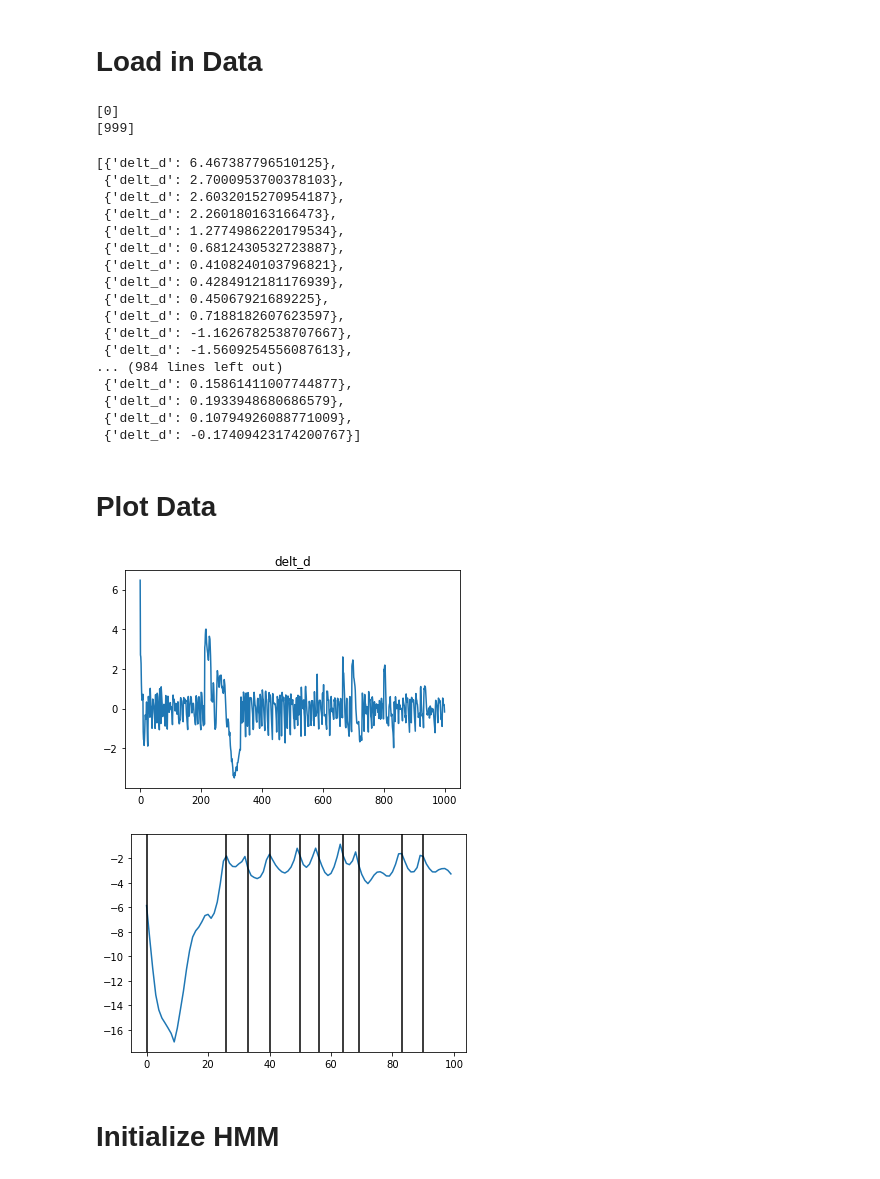
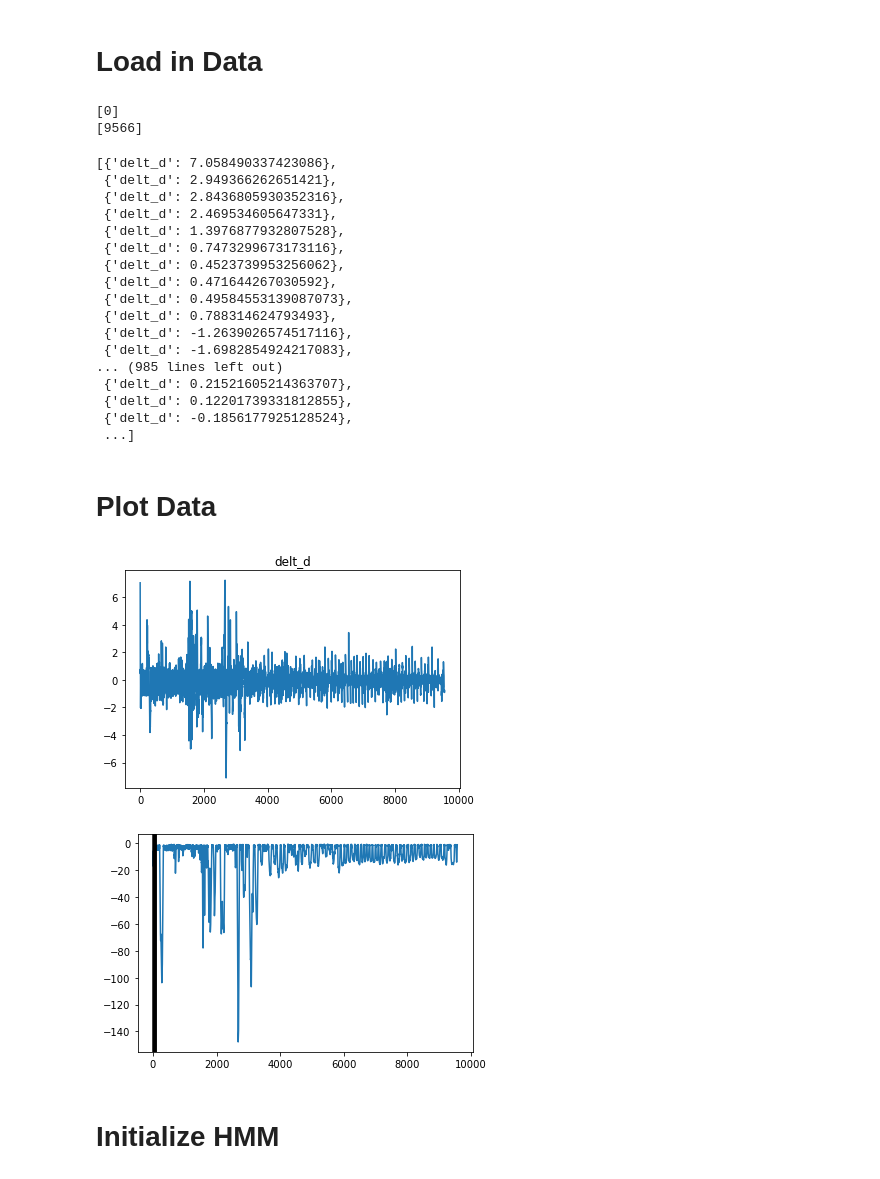
Before and after one commit to evsi8432/sublinear-HMM-inference, a Jupyter notebook: src/case_study-up-down.ipynb, the cells around one changed output. Drawn from its saved outputs; the diff is of its cells as text; code cells hidden in the pictures.

```diff
--- a/src/case_study-up-down.ipynb
+++ b/src/case_study-up-down.ipynb
@@ -74,10 +74,12 @@ df["w_high"] = np.log(df["w_high"])
 df["delt_d"] = df["ad"].diff()
 df["elev"] = -df["ad"]
 
-df = df[df["ID"] == "D26"].iloc[0:1000]
+df = df[df["ID"] == "D26"]#.iloc[0:1000]
 df = df.reset_index()
 
+#jump_inds = range(len(df))
 jump_inds = df.index[~np.isnan(df["diveDuration"])].to_list()
+jump_inds = [x for x in jump_inds]
 # %%
 # populate a data object
 data = []
@@ -113,42 +115,42 @@ print(initial_ts)
 print(final_ts)
 # %% [output]
 [0]
-[999]
+[9566]
 # %%
 data
 # %% [output]
-[{'delt_d': 6.467387796510125},
- {'delt_d': 2.7000953700378103},
- {'delt_d': 2.6032015270954187},
- {'delt_d': 2.260180163166473},
- {'delt_d': 1.2774986220179534},
- {'delt_d': 0.6812430532723887},
- {'delt_d': 0.4108240103796821},
- {'delt_d': 0.4284912181176939},
- {'delt_d': 0.45067921689225},
- {'delt_d': 0.7188182607623597},
- {'delt_d': -1.1626782538707667},
- {'delt_d': -1.5609254556087613},
-... (984 lines left out)
- {'delt_d': 0.15861411007744877},
- {'delt_d': 0.1933948680686579},
- {'delt_d': 0.10794926088771009},
- {'delt_d': -0.17409423174200767}]
+[{'delt_d': 7.058490337423086},
+ {'delt_d': 2.949366262651421},
+ {'delt_d': 2.8436805930352316},
+ {'delt_d': 2.469534605647331},
+ {'delt_d': 1.3976877932807528},
+ {'delt_d': 0.7473299673173116},
+ {'delt_d': 0.4523739953256062},
+ {'delt_d': 0.471644267030592},
+ {'delt_d': 0.49584553139087073},
+ {'delt_d': 0.788314624793493},
+ {'delt_d': -1.2639026574517116},
+ {'delt_d': -1.6982854924217083},
+... (985 lines left out)
+ {'delt_d': 0.21521605214363707},
+ {'delt_d': 0.12201739331812855},
+ {'delt_d': -0.1856177925128524},
+ ...]
 # %% [markdown]
 # Plot Data
 # %%
 for feature in features:
-    plt.plot([datum[feature] for datum in data[:1000] if not np.isnan(datum[feature])])
+    plt.plot([datum[feature] for datum in data if not np.isnan(datum[feature])])
     plt.title(feature)
     plt.show()
 
-df["elev"].iloc[0:100].plot()
+df["elev"].iloc[0:10000].plot()
 
 for ind in jump_inds:
     if ind < 100:
         plt.axvline(ind,color='k')
 # %% [output]
-[figure, old version]
+[figure, new version]
-[figure, old version]
+[figure, new version]
 # %% [markdown]
 # Initialize HMM
```
Also changed, not shown: parts of 12 cells of this notebook, 3 other files.
